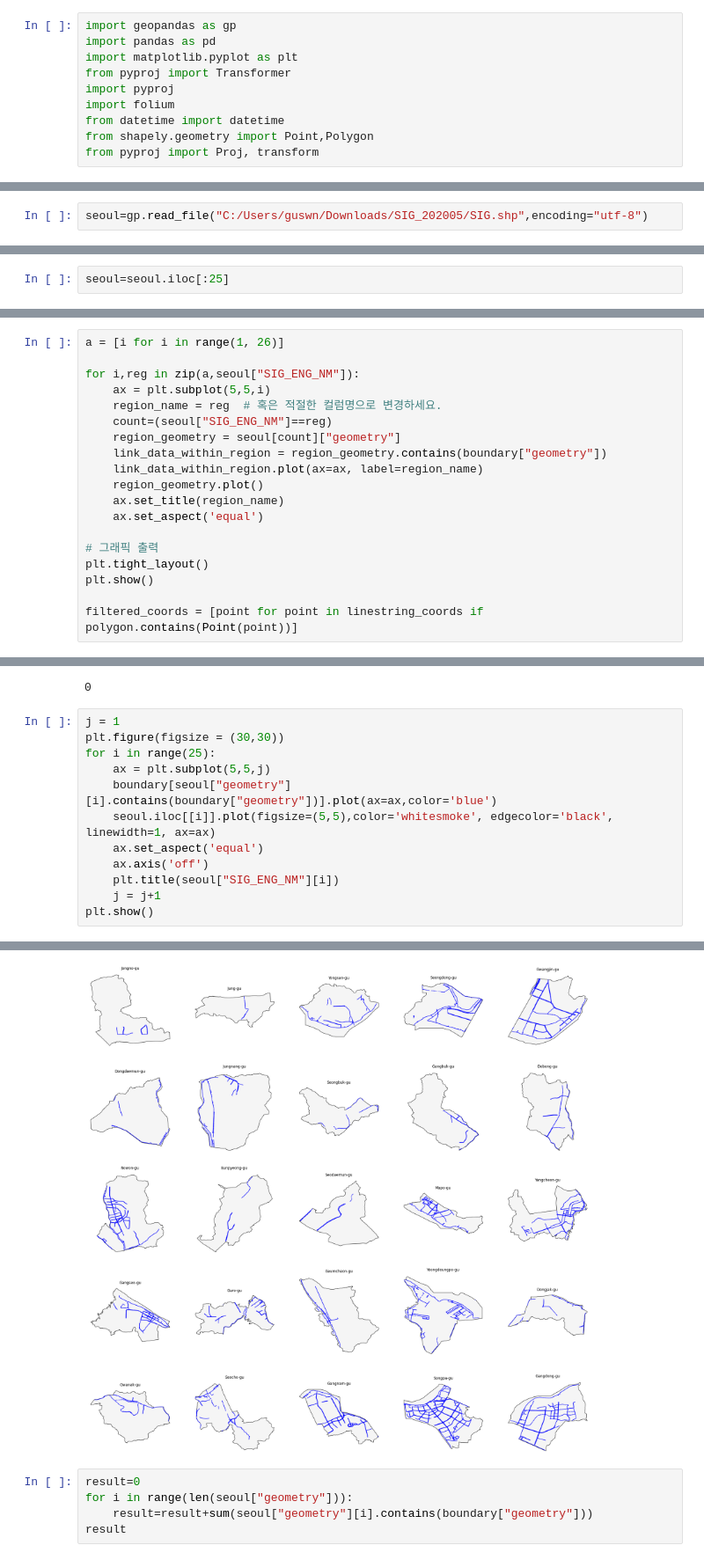
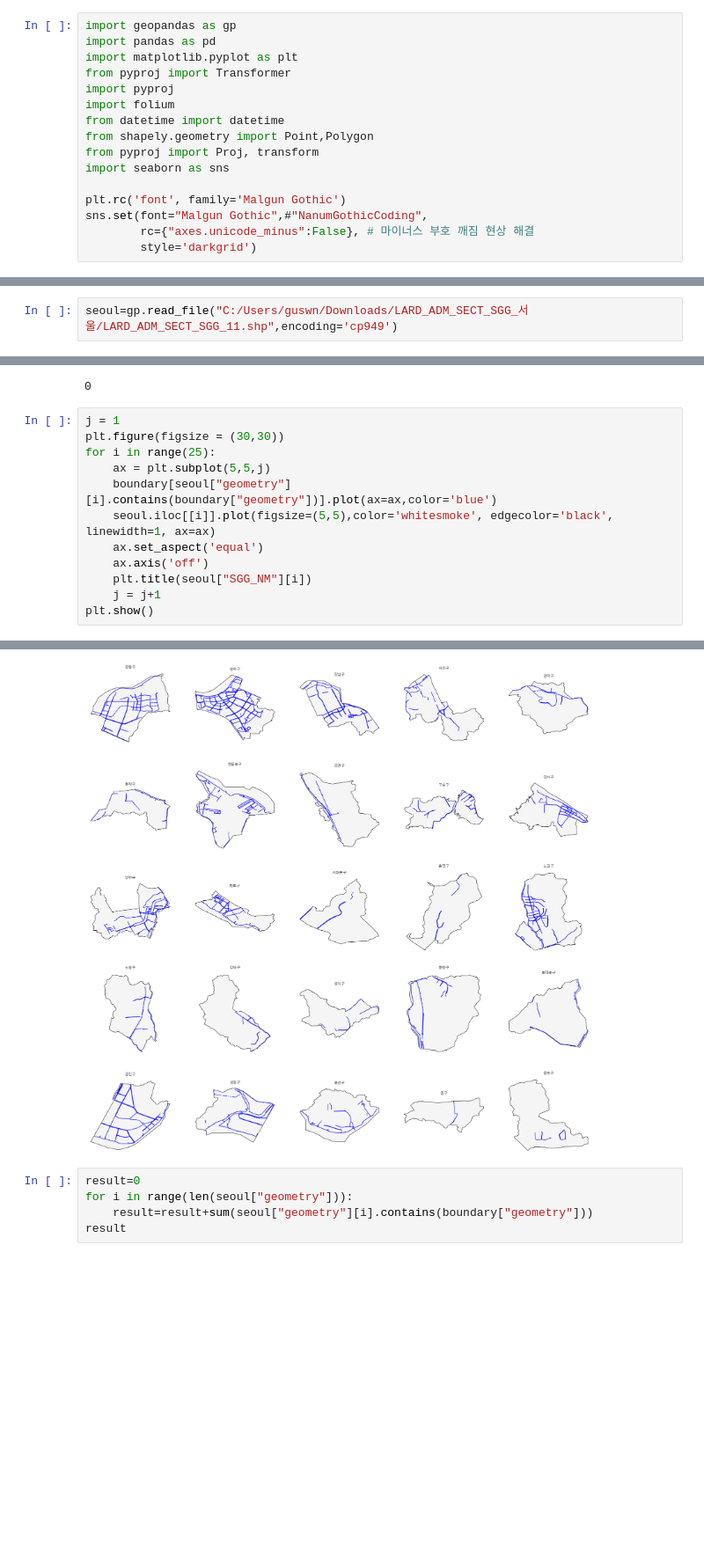
Before and after one commit to won4513/bigdata_campus, a Jupyter notebook: Bicycle/자전거도로.ipynb, the cells around one changed output, grey strips where cells are left out. Shown at 88% size. Drawn from its saved outputs; the diff is of its cells as text; blank space fills up the shorter version.

```diff
--- a/Bicycle/자전거도로.ipynb
+++ b/Bicycle/자전거도로.ipynb
@@ -8,13 +8,19 @@ import folium
 from datetime import datetime
 from shapely.geometry import Point,Polygon
 from pyproj import Proj, transform
+import seaborn as sns
+
+plt.rc('font', family='Malgun Gothic')
+sns.set(font="Malgun Gothic",#"NanumGothicCoding",
+        rc={"axes.unicode_minus":False}, # 마이너스 부호 깨짐 현상 해결
+        style='darkgrid')
 # %%
 import matplotlib.pyplot as plt
 plt.rc('font', family='AppleGothic')
 # %%
 boundary = gp.read_file("C:/Users/guswn/Downloads/xn--_-shp-wu9s511b22i5pu95dr8meqcdzb/dc6d83d7-c84e-48b8-b29e-34ce3b86bfa62020328-1-1osfhvj.te5a.shp",encoding='cp949')
 # %%
-seoul=gp.read_file("C:/Users/guswn/Downloads/SIG_202005/SIG.shp",encoding="utf-8")
+seoul=gp.read_file("C:/Users/guswn/Downloads/LARD_ADM_SECT_SGG_서울/LARD_ADM_SECT_SGG_11.shp",encoding='cp949')
 # %%
 seoul
 # %% [output]
@@ -36,8 +46,6 @@ result = [item for item in seoul["SIG_ENG_NM"] if item[-2:] == 'gu']
 str(result)
 # %% [output]
 "['Jongno-gu', 'Jung-gu', 'Yongsan-gu', 'Seongdong-gu', 'Gwangjin-gu', 'Dongdaemun-gu', 'Jungnang-gu', 'Seongbuk-gu', 'Gangbuk-gu', 'Dobong-gu', 'Nowon-gu', 'Eunpyeong-gu', 'Seodaemun-gu', 'Mapo-gu',  ...
-# %%
-seoul=seoul.iloc[:25]
 # %%
 seoul.plot()
 # %% [output]
@@ -71,22 +79,3 @@ print(seoul.crs)
 # %% [output]
 EPSG:4326
 EPSG:4326
-# %%
-a = [i for i in range(1, 26)]
-
-for i,reg in zip(a,seoul["SIG_ENG_NM"]):
-    ax = plt.subplot(5,5,i)
-    region_name = reg  # 혹은 적절한 컬럼명으로 변경하세요.
-    count=(seoul["SIG_ENG_NM"]==reg)
-    region_geometry = seoul[count]["geometry"]
-    link_data_within_region = region_geometry.contains(boundary["geometry"])
-    link_data_within_region.plot(ax=ax, label=region_name)
-    region_geometry.plot()
-    ax.set_title(region_name)
-    ax.set_aspect('equal')
-
-# 그래픽 출력
-plt.tight_layout()
-plt.show()
-
-filtered_coords = [point for point in linestring_coords if polygon.contains(Point(point))]
@@ -118,7 +104,7 @@ for i in range(25):
     seoul.iloc[[i]].plot(figsize=(5,5),color='whitesmoke', edgecolor='black', linewidth=1, ax=ax)
     ax.set_aspect('equal')
     ax.axis('off')
-    plt.title(seoul["SIG_ENG_NM"][i])
+    plt.title(seoul["SGG_NM"][i])
     j = j+1
 plt.show()
 # %% [output]
@@ -126,4 +111,4 @@ findfont: Font family ['AppleGothic'] not found. Falling back to DejaVu Sans.
-[figure, old version]
+[figure, new version]
 # %%
 result=0
 for i in range(len(seoul["geometry"])):
```
Also changed, not shown: parts of 3 cells of this notebook.
